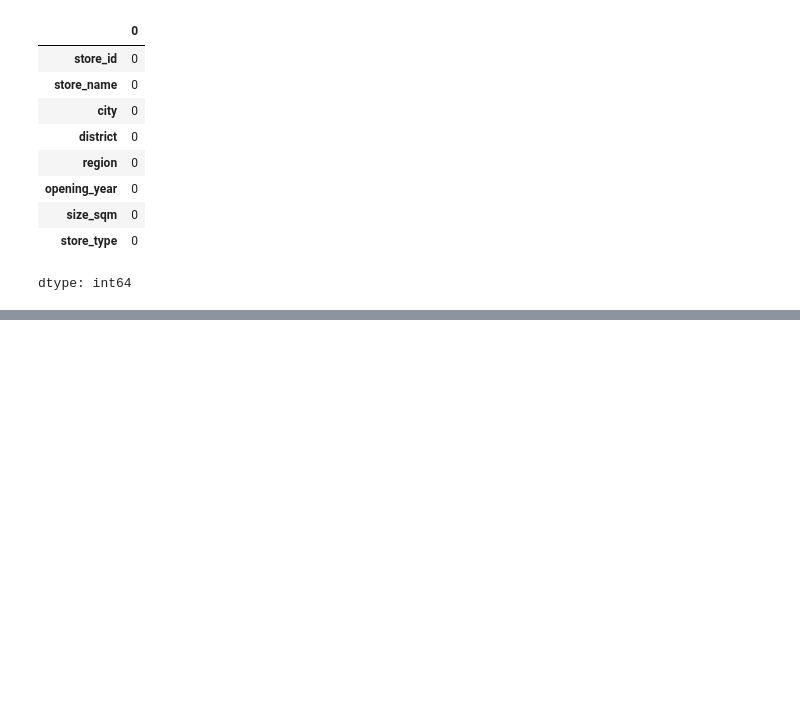
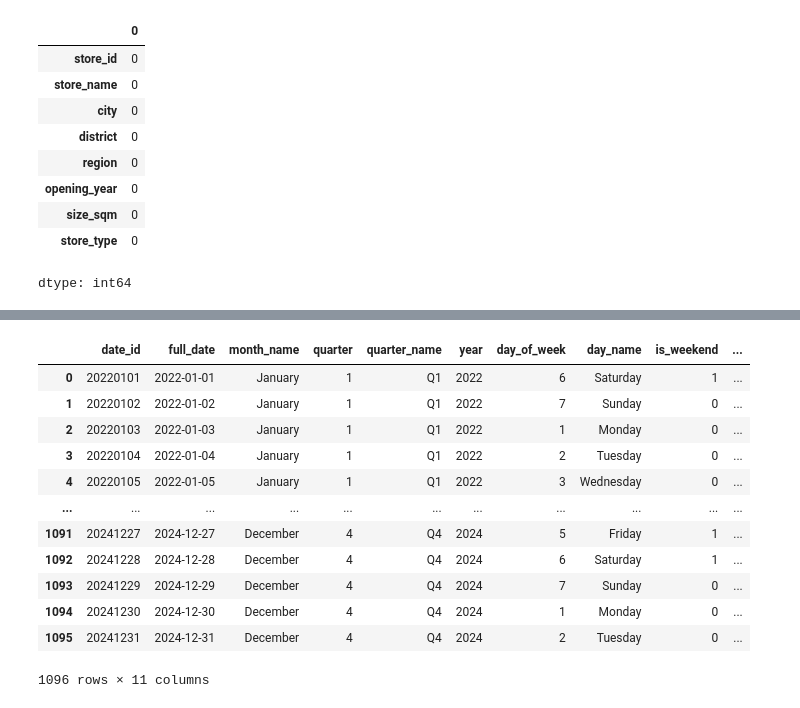
Before and after one commit to Addakularanjith123/Practice-sql, a Jupyter notebook: kaggle_data/Lotus Retail Dataset - Power BI (Multi tables)/withoutETL.ipynb, the cells around one changed output, grey strips where cells are left out. Saved outputs shown, nothing was run; the diff lists cells and outputs as text; code cells hidden in the pictures; blank space fills up the shorter version.

```diff
--- a/kaggle_data/Lotus Retail Dataset - Power BI (Multi tables)/withoutETL.ipynb
+++ b/kaggle_data/Lotus Retail Dataset - Power BI (Multi tables)/withoutETL.ipynb
@@ -106,0 +145,18 @@ dtype: int64
+# %%
+dim_date=dim_date.drop(['day','month'],axis=1)
+# %%
+dim_date
+# %% [output]
+|  | date_id | full_date | month_name | quarter | quarter_name | year | day_of_week | day_name | is_weekend | ... |
+| 0 | 20220101 | 2022-01-01 | January | 1 | Q1 | 2022 | 6 | Saturday | 1 | ... |
+| 1 | 20220102 | 2022-01-02 | January | 1 | Q1 | 2022 | 7 | Sunday | 0 | ... |
+| 2 | 20220103 | 2022-01-03 | January | 1 | Q1 | 2022 | 1 | Monday | 0 | ... |
+| 3 | 20220104 | 2022-01-04 | January | 1 | Q1 | 2022 | 2 | Tuesday | 0 | ... |
+| 4 | 20220105 | 2022-01-05 | January | 1 | Q1 | 2022 | 3 | Wednesday | 0 | ... |
+| ... | ... | ... | ... | ... | ... | ... | ... | ... | ... | ... |
+| 1091 | 20241227 | 2024-12-27 | December | 4 | Q4 | 2024 | 5 | Friday | 1 | ... |
+| 1092 | 20241228 | 2024-12-28 | December | 4 | Q4 | 2024 | 6 | Saturday | 1 | ... |
+| 1093 | 20241229 | 2024-12-29 | December | 4 | Q4 | 2024 | 7 | Sunday | 0 | ... |
+| 1094 | 20241230 | 2024-12-30 | December | 4 | Q4 | 2024 | 1 | Monday | 0 | ... |
+| 1095 | 20241231 | 2024-12-31 | December | 4 | Q4 | 2024 | 2 | Tuesday | 0 | ... |
+1096 rows × 11 columns
```
Also changed, not shown: parts of 8 cells of this notebook.
